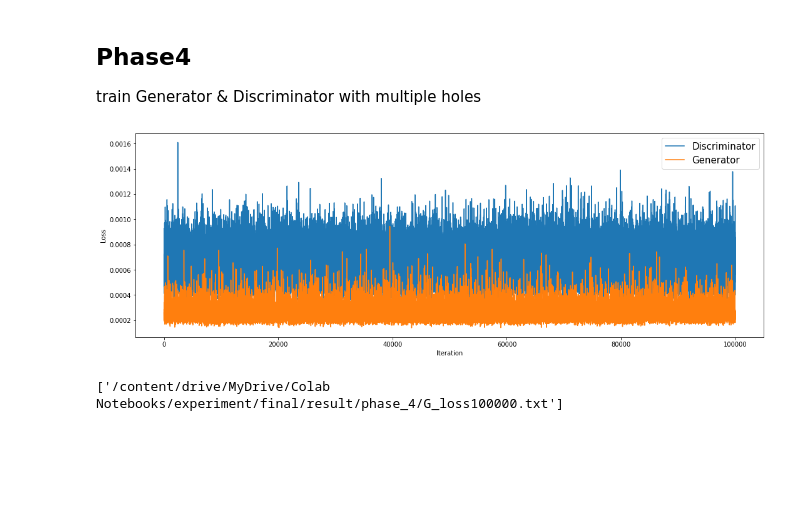
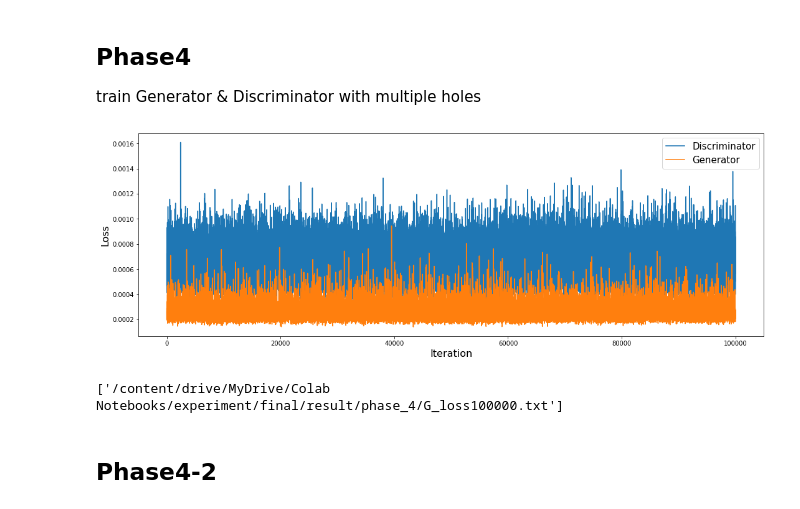
Before and after one commit to nomnomnonono/Image-Completion, a Jupyter notebook: GLCIC/GLCIC.ipynb, the cells around one changed output. Cells and saved outputs as stored; diff of their text form; code cells hidden in the pictures; blank space fills up the shorter version.

Commit message:
add Phase4_2: mask with circle hole

```diff
--- a/GLCIC/GLCIC.ipynb
+++ b/GLCIC/GLCIC.ipynb
@@ -516,7 +515,7 @@ if not os.path.exists(os.path.join(result_dir, 'phase_4')):
   os.makedirs(os.path.join(result_dir, 'phase_4'))
 # %%
 model_cn = CompletionNetwork()
-model_cn.load_state_dict(torch.load(os.path.join(result_dir, 'phase_4', 'cn_step40000.pth'), map_location='cpu'))
+model_cn.load_state_dict(torch.load(os.path.join(result_dir, 'phase_3', 'cn_step500000.pth'), map_location='cpu'))
 model_cn = model_cn.to(device)
 opt_cn = Adadelta(model_cn.parameters())
 G_loss4 = []
@@ -524,7 +523,7 @@ model_cd = ContextDiscriminator(
     local_input_shape=(3, ld_input_size, ld_input_size),
     global_input_shape=(3, cn_input_size, cn_input_size)
 )
-model_cd.load_state_dict(torch.load(os.path.join(result_dir, 'phase_4', 'cd_step40000.pth'), map_location='cpu'))
+model_cd.load_state_dict(torch.load(os.path.join(result_dir, 'phase_3', 'cd_step500000.pth'), map_location='cpu'))
 model_cd = model_cd.to(device)
 opt_cd = Adadelta(model_cd.parameters())
 loss_cd = BCELoss()
@@ -648,15 +647,17 @@ pbar.close()
 # %%
 fig = plt.figure(figsize=(18,6))
 plt.plot(G_loss4, label='Discriminator')
 plt.plot(D_loss4, label='Generator')
-plt.xlabel('Iteration')
-plt.ylabel('Loss')
+plt.xlabel('Iteration', fontsize=16)
+plt.ylabel('Loss', fontsize=16)
 plt.legend(fontsize=15)
 fig.savefig(os.path.join(result_dir, 'phase_4', 'DG_loss100000.png'))
 # %% [output]
-[figure, old version]
+[figure, new version]
 # %%
 joblib.dump(D_loss4, os.path.join(result_dir, 'phase_4', 'D_loss100000.txt'))
 joblib.dump(G_loss4, os.path.join(result_dir, 'phase_4', 'G_loss100000.txt'))
 # %% [output]
 ['/content/drive/MyDrive/Colab Notebooks/experiment/final/result/phase_4/G_loss100000.txt']
+# %% [markdown]
+## Phase4-2
```
Also changed, not shown: parts of 8 cells of this notebook.
